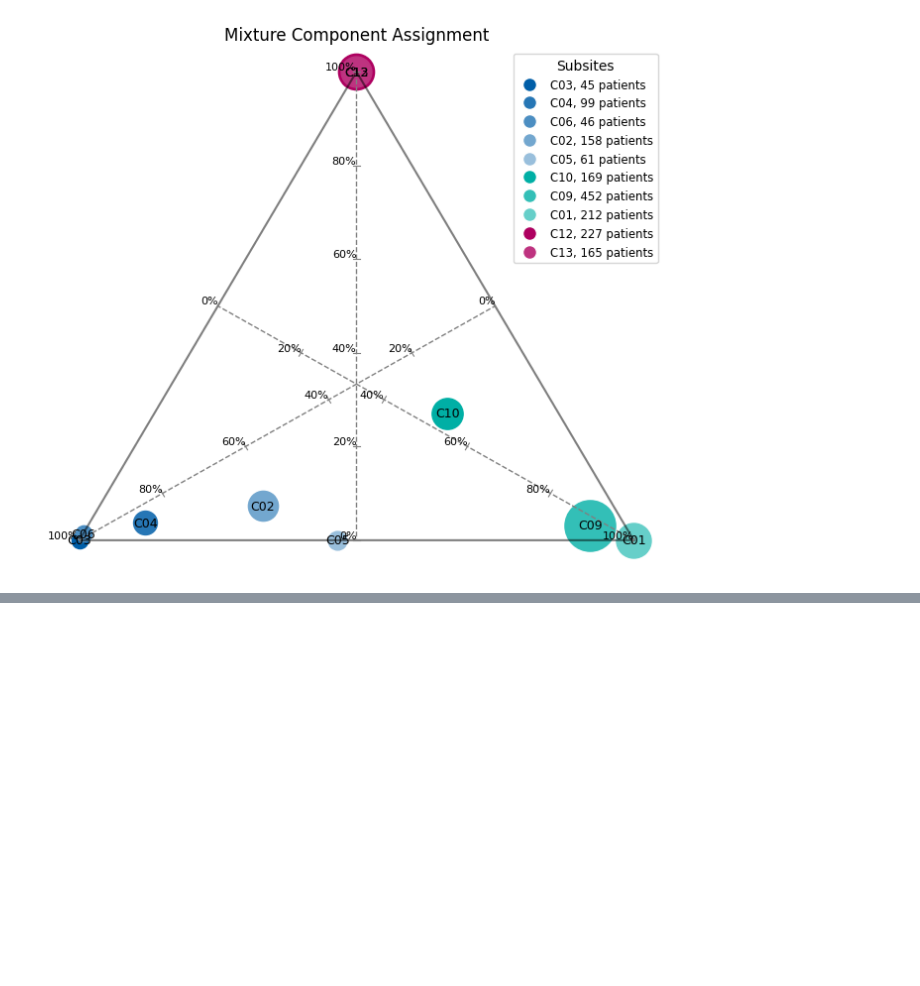
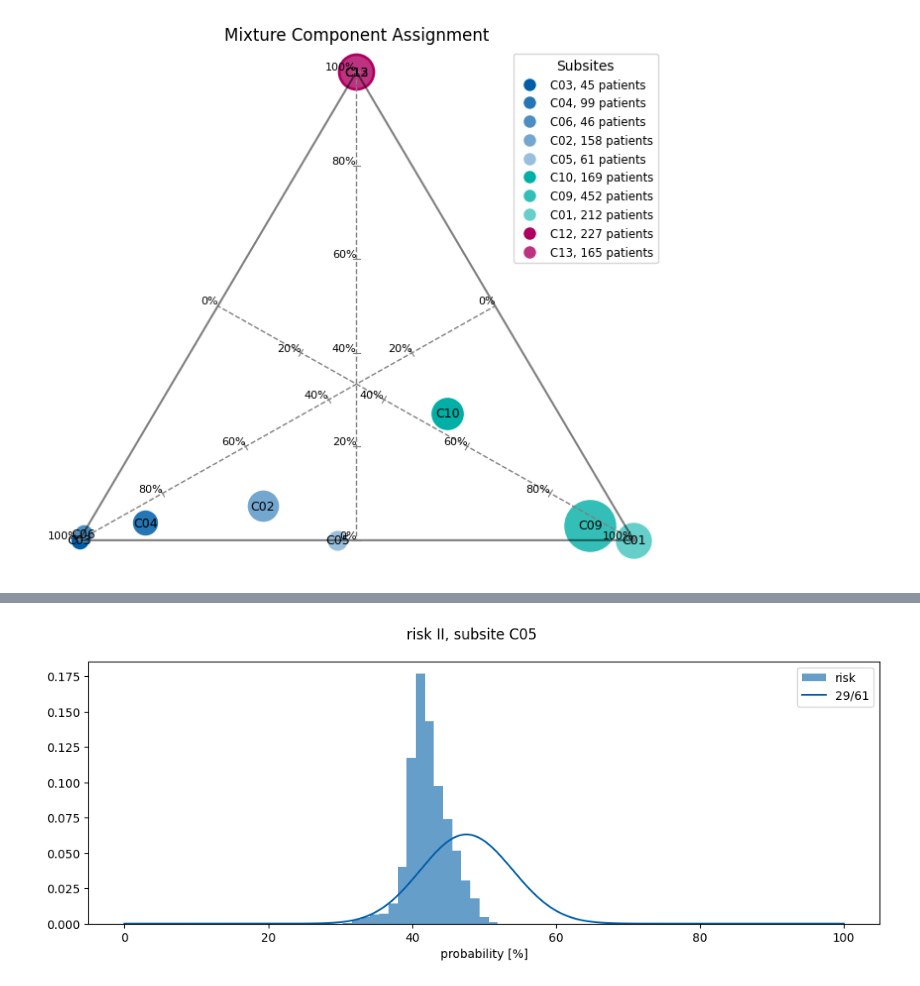
Before and after one commit to YoelPH/lymixture, a Jupyter notebook: evaluation/Full_ipsi_analysis_extended.ipynb, the cells around one changed output, grey strips where cells are left out. Saved outputs shown, nothing was run; the diff lists cells and outputs as text; code cells hidden in the pictures; blank space fills up the shorter version.

```diff
--- a/evaluation/Full_ipsi_analysis_extended.ipynb
+++ b/evaluation/Full_ipsi_analysis_extended.ipynb
@@ -595,0 +698,40 @@ plt.hist(samples2[:,1])
+# %%
+import scipy as sp
+
+def plotter(dataset, risks, lnl, subsite):
+    data_selected = dataset.loc[dataset['tumor']['1']['subsite'] == subsite]
+    prevalence = (data_selected['diagnostic_consensus']['ipsi'][lnl] == True).sum()
+    number_of_patients = len(data_selected)
+    min_value = 0
+    max_value = 100
+    values = np.array(risks)*100
+    num_matches = prevalence
+    num_totals = number_of_patients
+    labels = ['risk LNL IV']
+
+    hist_kwargs = {
+                "bins": np.linspace(min_value, max_value, 80),
+                "density": True,
+                "alpha": 0.6,
+                "linewidth": 2.,
+            }
+    fig, ax = plt.subplots(figsize=(12,4))
+
+    x = np.linspace(min_value, max_value, 200)
+    ax.hist(
+        values,
+        label=('risk'),
+        **hist_kwargs,
+        histtype="stepfilled",
+        color = '#005ea8'
+    )
+    if not np.isnan(num_matches):
+        post = sp.stats.beta.pdf(x / 100., num_matches+1, num_totals-num_matches+1) / 100.
+        ax.plot(x, post, label=f"{int(num_matches)}/{int(num_totals)}", linestyle="-", color = '#005ea8')
+    ax.legend()
+    ax.set_xlabel("probability [%]")
+    plt.suptitle(f"risk {lnl}, subsite {subsite}")
+# %%
+plotter(dataset= dataset_staging_main_groups, risks = risk_dictionary['II'], lnl = 'II', subsite = subsite )
+# %% [output]
+[figure, added]
```
Also changed, not shown: parts of 28 cells of this notebook.
